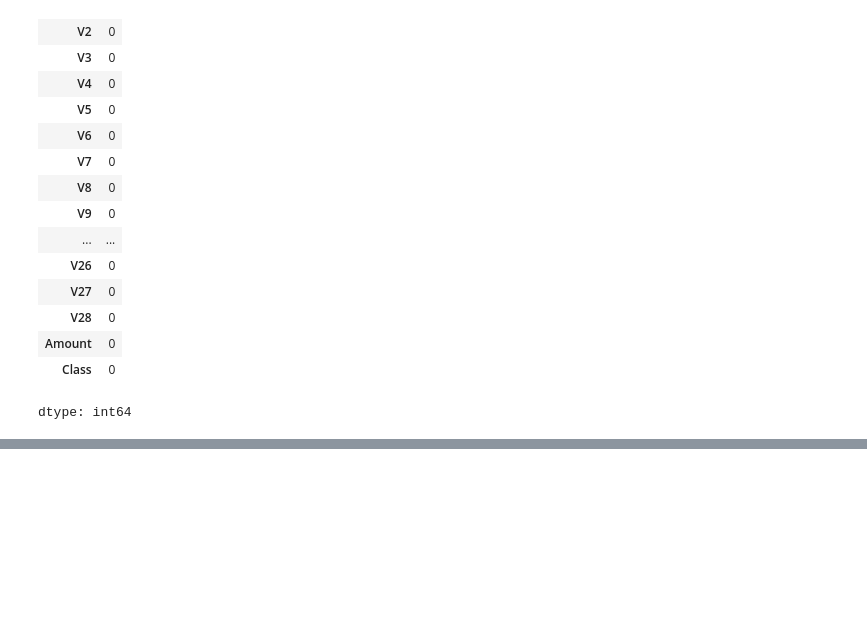
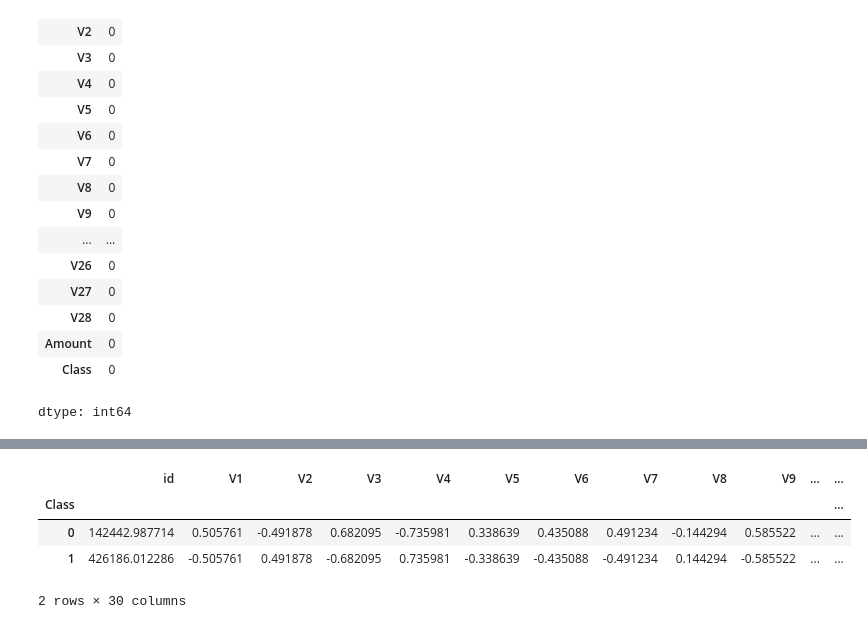
Before and after one commit to Deeprajanand/Credit_Card_Fraud_Detection, a Jupyter notebook: CreditCardFraudDetection.ipynb, the cells around one changed output, grey strips where cells are left out. Saved outputs shown, nothing was run; the diff lists cells and outputs as text; code cells hidden in the pictures; blank space fills up the shorter version.

```diff
--- a/CreditCardFraudDetection.ipynb
+++ b/CreditCardFraudDetection.ipynb
@@ -75,0 +125,9 @@ dtype: int64
+# %%
+#compare the values for both transactions
+credit_card_data.groupby('Class').mean()
+# %% [output]
+|  | id | V1 | V2 | V3 | V4 | V5 | V6 | V7 | V8 | V9 | ... | ... |
+| Class |  |  |  |  |  |  |  |  |  |  |  | ... |
+| 0 | 142442.987714 | 0.505761 | -0.491878 | 0.682095 | -0.735981 | 0.338639 | 0.435088 | 0.491234 | -0.144294 | 0.585522 | ... | ... |
+| 1 | 426186.012286 | -0.505761 | 0.491878 | -0.682095 | 0.735981 | -0.338639 | -0.435088 | -0.491234 | 0.144294 | -0.585522 | ... | ... |
+2 rows × 30 columns
```
Also changed, not shown: parts of 32 cells of this notebook.
